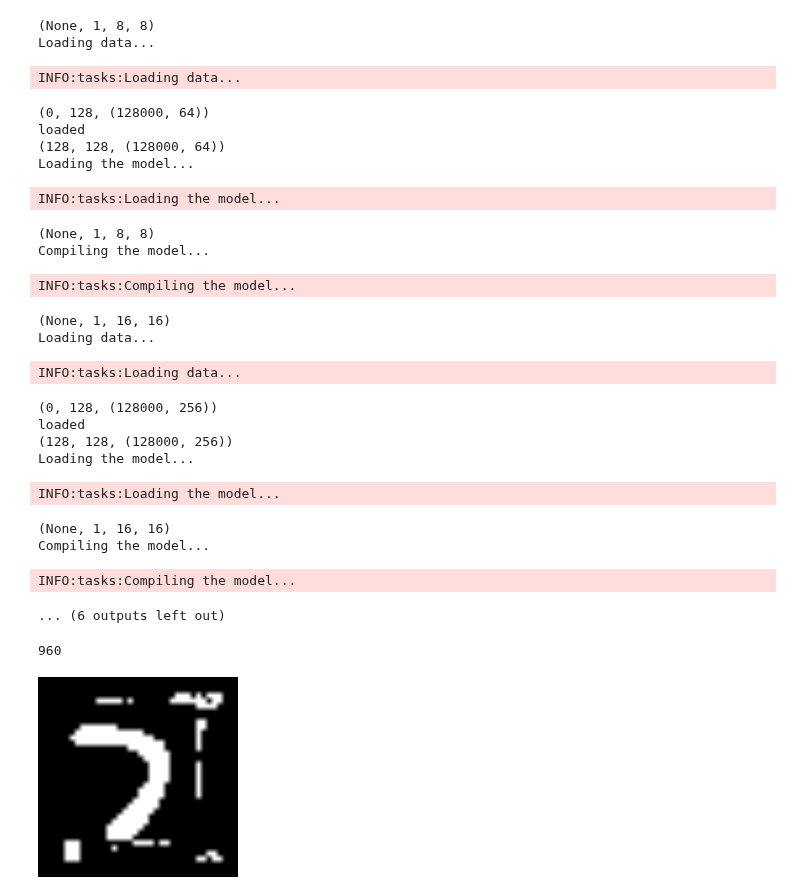
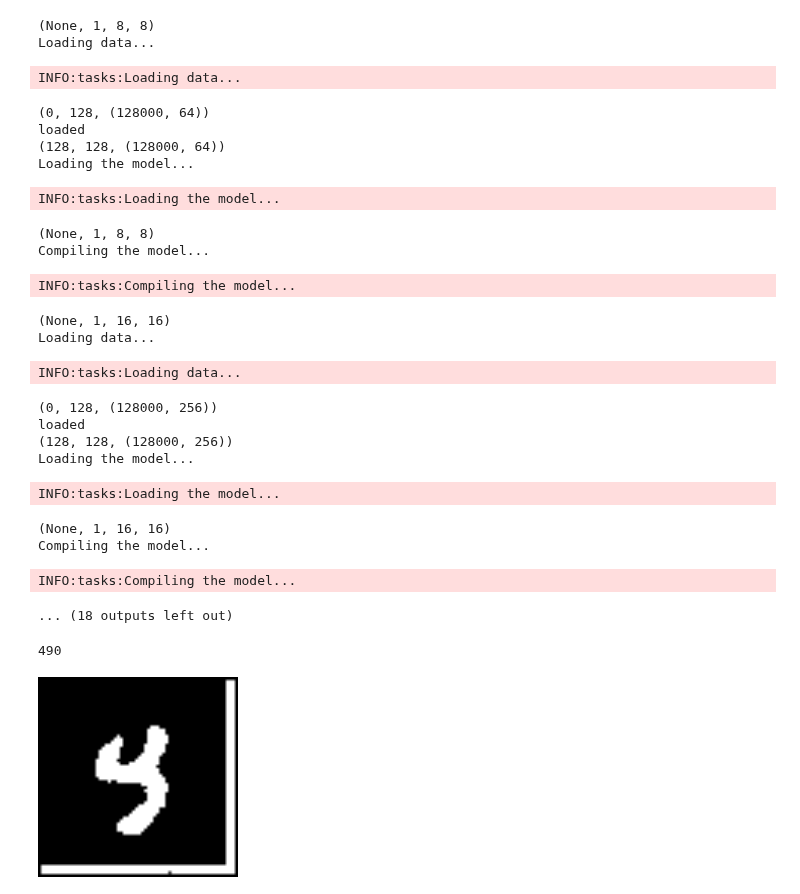
Before and after one commit to mehdidc/feature_generation, a Jupyter notebook: ipynb/fractal.ipynb, the cells around one changed output. Cells and saved outputs as stored; diff of their text form; code cells hidden in the pictures.

```diff
--- a/ipynb/fractal.ipynb
+++ b/ipynb/fractal.ipynb
@@ -12,6 +19,8 @@ import numpy as np
 model_a, data, layers = load_model("../training/fractal/b/model.pkl")
 model_b, data, layers = load_model("../training/fractal/b2/model.pkl")
 model_c, data, layers = load_model("../training/fractal/a6/model.pkl")
+model_d, data, layers = load_model("../training/fractal/c/model.pkl")
+model_e, data, layers = load_model("../training/fractal/d/model.pkl")
 # %% [output]
 (None, 1, 8, 8)
 Loading data...
@@ -35,17 +44,19 @@ INFO:tasks:Loading the model...
 (None, 1, 16, 16)
 Compiling the model...
 INFO:tasks:Compiling the model...
-... (6 outputs left out)
+... (18 outputs left out)
 # %%
-neuralnets = [
+a = [
+
     {'model': model_a,
      'on': 'crops',
-     'padlen': 3,
+     'padlen': 1,
      'nb_iter':  1,
      'thresh': 'moving',
      'when': 'always',
-     'whitepx_ratio': 0.4},
-
+     'whitepx_ratio': 0.4}
+]
+b = [
     {'model': model_b,
      'on': 'crops',
      'padlen': 3,
@@ -53,24 +64,35 @@ neuralnets = [
      'thresh': 'moving',
      'when': 0.01,
      'whitepx_ratio': 0.4},
+]
 
+c =[
      {'model': model_c,
      'on': 'crops',
      'padlen': 3,
-     'nb_iter':  20,
+     'nb_iter':  10,
      'inner_padlen': 3,
      'thresh': 'moving',
-     'when': 0.15,
-     'whitepx_ratio': 0.15}
+     'when': 'always',
+     'whitepx_ratio': 0.1},
 ]
+
+d = [
+    {'model': model_d,
+     'on': 'crops',
+     'padlen': 1,
+     'nb_iter':  10,
+     'inner_padlen': 1,
+     'thresh': 'moving',
+     'when': [0.001],
+     'whitepx_ratio': 0.1}]
+neuralnets = b+d
 # %%
 seed = np.random.randint(1, 1000)
 np.random.seed(seed)
 print(seed)
-img, snap = gen(neuralnets, nb_iter=1000, w=2**5, h=2**5, init='random', out='manual.png')
+img, snap = gen(neuralnets, nb_iter=200, w=2**6, h=2**6, init='random', out='manual.png')
+Image('manual.png', width=200, height=200)
 # %% [output]
-960
+490
+[figure, added]
-# %%
-Image('manual.png', width=200, height=200)
-# %% [output]
-[figure, removed]
```
Also changed, not shown: parts of 1 cell of this notebook, 3 other files.
